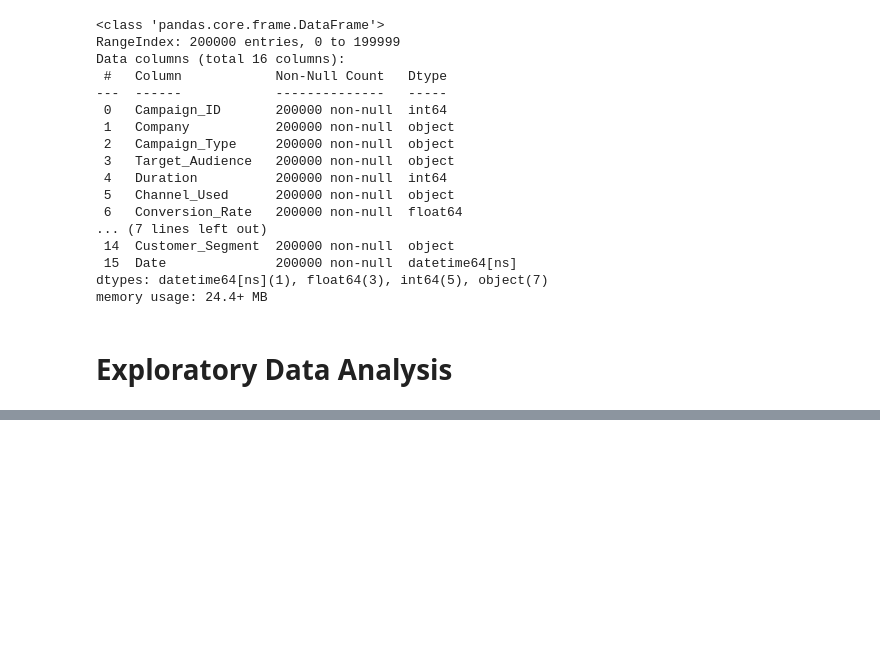
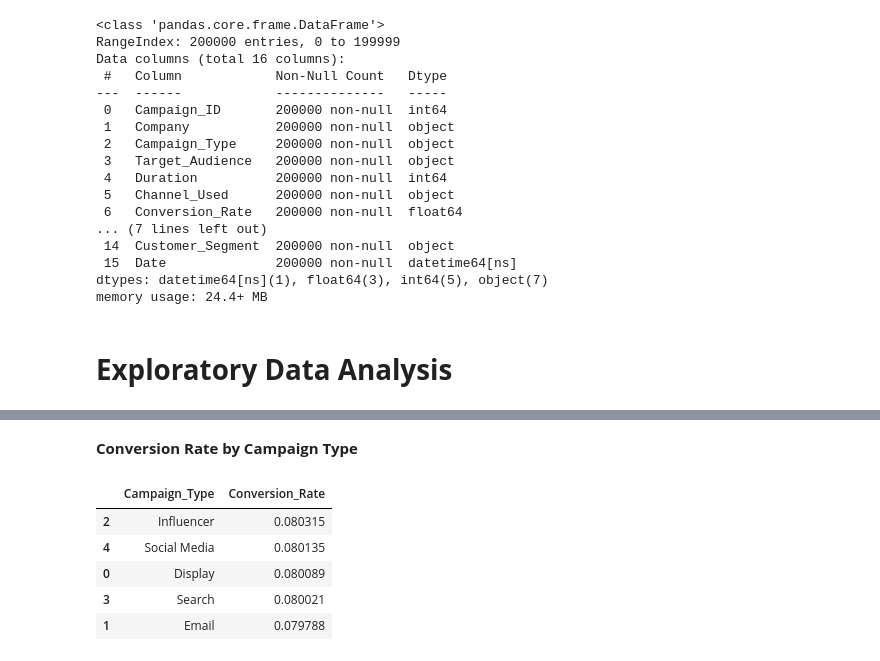
Before and after one commit to jsoook-dt/python-colab-analysis-study, a Jupyter notebook: Project01_Yoonju_analysis.ipynb, the cells around one changed output, grey strips where cells are left out. Cells and saved outputs as stored; diff of their text form; code cells hidden in the pictures; blank space fills up the shorter version.

```diff
--- a/Project01_Yoonju_analysis.ipynb
+++ b/Project01_Yoonju_analysis.ipynb
@@ -213,0 +230,13 @@ memory usage: 24.4+ MB
+# %% [markdown]
+**Conversion Rate by Campaign Type**
+# %%
+conversion_df = df.groupby("Campaign_Type")["Conversion_Rate"].mean().reset_index()
+conversion_df = conversion_df.sort_values(by="Conversion_Rate", ascending=False)
+conversion_df
+# %% [output]
+|  | Campaign_Type | Conversion_Rate |
+| 2 | Influencer | 0.080315 |
+| 4 | Social Media | 0.080135 |
+| 0 | Display | 0.080089 |
+| 3 | Search | 0.080021 |
+| 1 | Email | 0.079788 |
```
Also changed, not shown: parts of 3 cells of this notebook.
